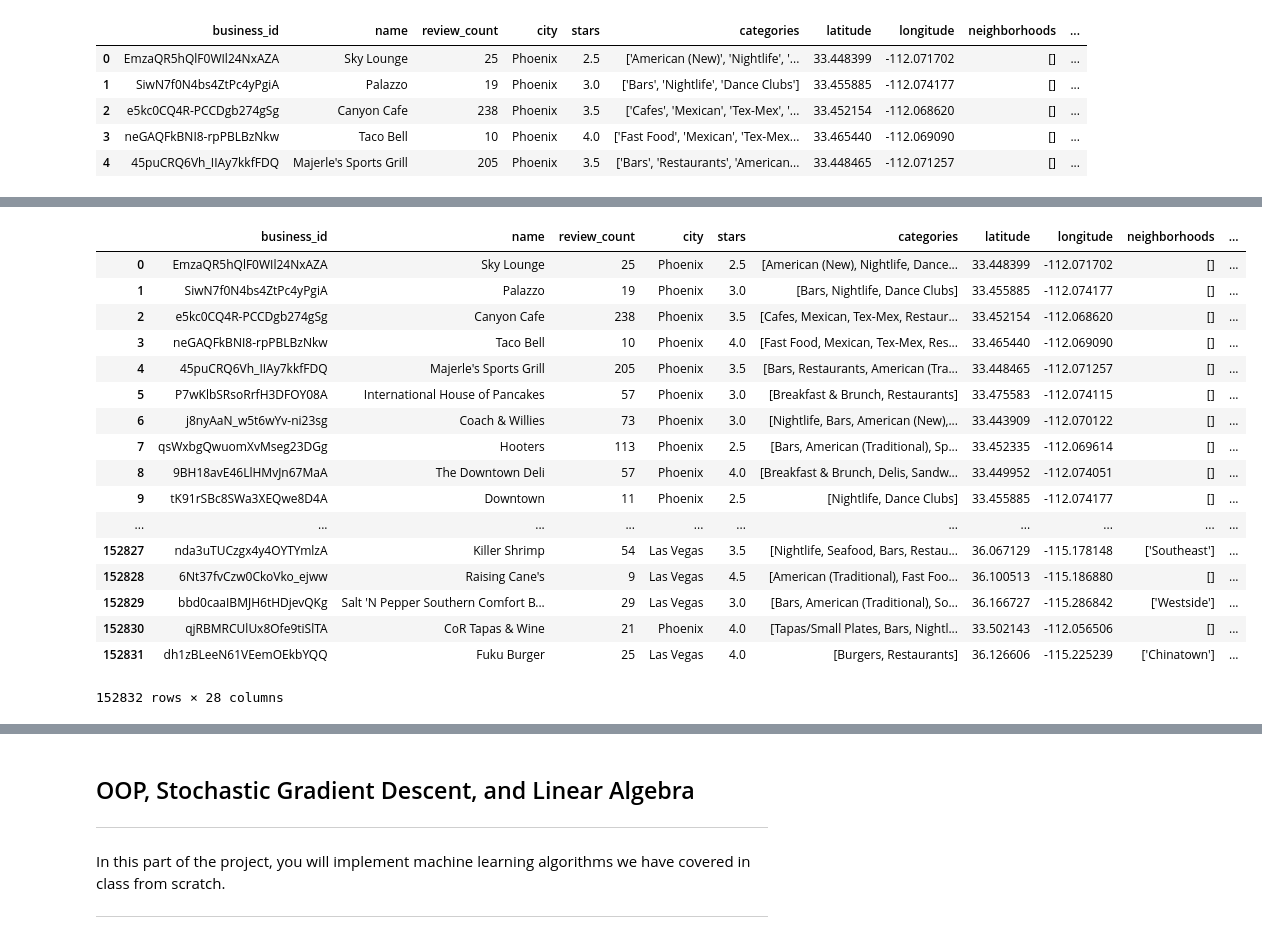
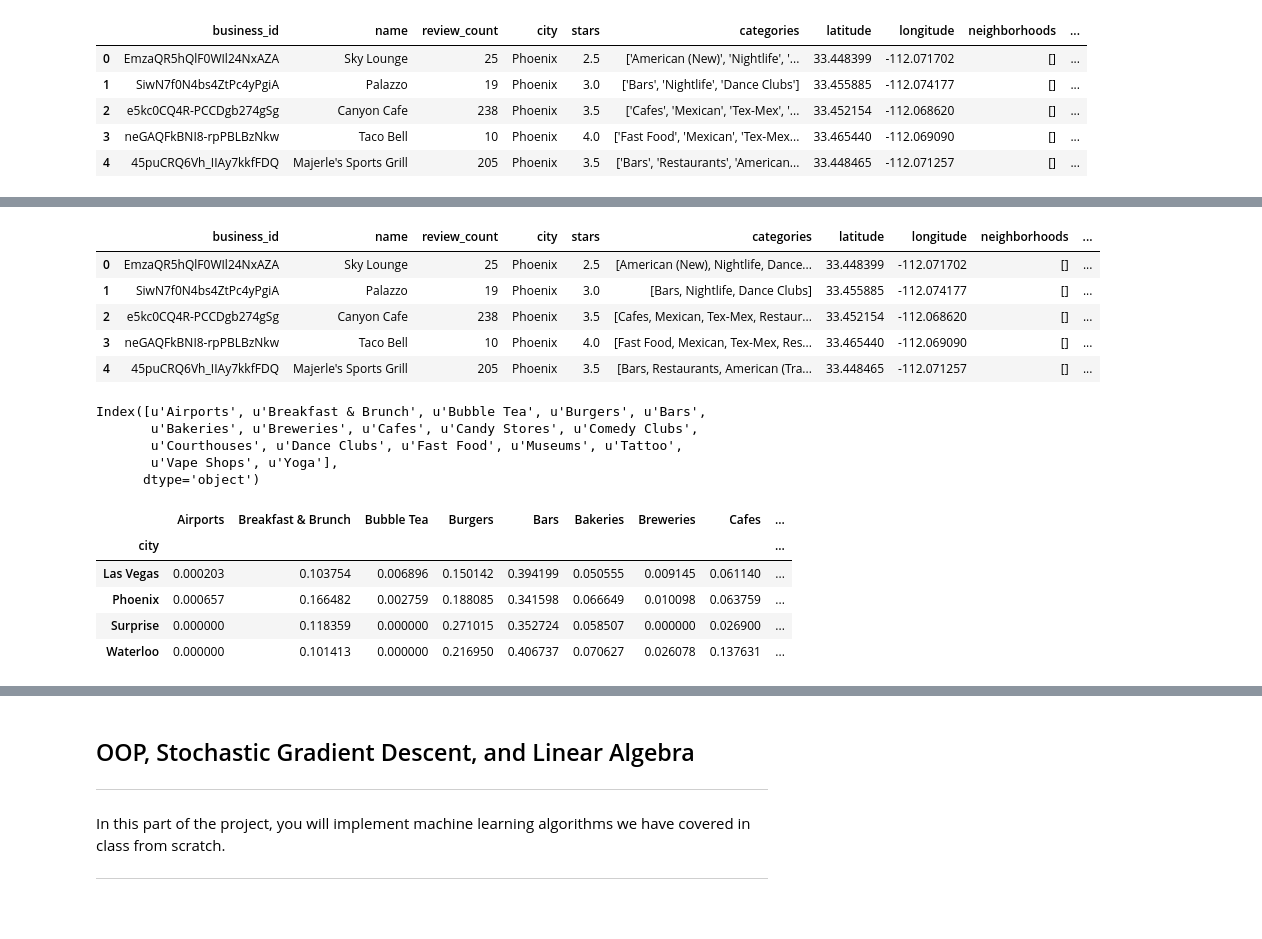
Before and after one commit to navraalte/DSI-Projects, a Jupyter notebook: projects/project-4/project-4.ipynb, the cells around one changed output, grey strips where cells are left out. Cells and saved outputs as stored; diff of their text form; code cells hidden in the pictures; blank space fills up the shorter version.

```diff
--- a/projects/project-4/project-4.ipynb
+++ b/projects/project-4/project-4.ipynb
@@ -188,23 +226,28 @@ given_cats = ['Airports', 'Breakfast & Brunch', 'Bubble Tea', 'Burgers', 'Bars',
 for cat in given_cats:
     business_copy[cat] = business_copy['categories'].apply(lambda x: cat in x)
 # %%
-business_copy
+business_copy.head()
 # %% [output]
 |  | business_id | name | review_count | city | stars | categories | latitude | longitude | neighborhoods | ... |
 | 0 | EmzaQR5hQlF0WIl24NxAZA | Sky Lounge | 25 | Phoenix | 2.5 | [American (New), Nightlife, Dance... | 33.448399 | -112.071702 | [] | ... |
 | 1 | SiwN7f0N4bs4ZtPc4yPgiA | Palazzo | 19 | Phoenix | 3.0 | [Bars, Nightlife, Dance Clubs] | 33.455885 | -112.074177 | [] | ... |
 | 2 | e5kc0CQ4R-PCCDgb274gSg | Canyon Cafe | 238 | Phoenix | 3.5 | [Cafes, Mexican, Tex-Mex, Restaur... | 33.452154 | -112.068620 | [] | ... |
 | 3 | neGAQFkBNI8-rpPBLBzNkw | Taco Bell | 10 | Phoenix | 4.0 | [Fast Food, Mexican, Tex-Mex, Res... | 33.465440 | -112.069090 | [] | ... |
 | 4 | 45puCRQ6Vh_IIAy7kkfFDQ | Majerle's Sports Grill | 205 | Phoenix | 3.5 | [Bars, Restaurants, American (Tra... | 33.448465 | -112.071257 | [] | ... |
-| 5 | P7wKlbSRsoRrfH3DFOY08A | International House of Pancakes | 57 | Phoenix | 3.0 | [Breakfast & Brunch, Restaurants] | 33.475583 | -112.074115 | [] | ... |
-| 6 | j8nyAaN_w5t6wYv-ni23sg | Coach & Willies | 73 | Phoenix | 3.0 | [Nightlife, Bars, American (New),... | 33.443909 | -112.070122 | [] | ... |
-| 7 | qsWxbgQwuomXvMseg23DGg | Hooters | 113 | Phoenix | 2.5 | [Bars, American (Traditional), Sp... | 33.452335 | -112.069614 | [] | ... |
-| 8 | 9BH18avE46LlHMvJn67MaA | The Downtown Deli | 57 | Phoenix | 4.0 | [Breakfast & Brunch, Delis, Sandw... | 33.449952 | -112.074051 | [] | ... |
-| 9 | tK91rSBc8SWa3XEQwe8D4A | Downtown | 11 | Phoenix | 2.5 | [Nightlife, Dance Clubs] | 33.455885 | -112.074177 | [] | ... |
-| ... | ... | ... | ... | ... | ... | ... | ... | ... | ... | ... |
-| 152827 | nda3uTUCzgx4y4OYTYmlzA | Killer Shrimp | 54 | Las Vegas | 3.5 | [Nightlife, Seafood, Bars, Restau... | 36.067129 | -115.178148 | ['Southeast'] | ... |
-| 152828 | 6Nt37fvCzw0CkoVko_ejww | Raising Cane's | 9 | Las Vegas | 4.5 | [American (Traditional), Fast Foo... | 36.100513 | -115.186880 | [] | ... |
-| 152829 | bbd0caaIBMJH6tHDjevQKg | Salt 'N Pepper Southern Comfort B... | 29 | Las Vegas | 3.0 | [Bars, American (Traditional), So... | 36.166727 | -115.286842 | ['Westside'] | ... |
-| 152830 | qjRBMRCUlUx8Ofe9tiSlTA | CoR Tapas & Wine | 21 | Phoenix | 4.0 | [Tapas/Small Plates, Bars, Nightl... | 33.502143 | -112.056506 | [] | ... |
-| 152831 | dh1zBLeeN61VEemOEkbYQQ | Fuku Burger | 25 | Las Vegas | 4.0 | [Burgers, Restaurants] | 36.126606 | -115.225239 | ['Chinatown'] | ... |
-152832 rows × 28 columns
+# %%
+business_copy.columns[-17:]
+# %% [output]
+Index([u'Airports', u'Breakfast & Brunch', u'Bubble Tea', u'Burgers', u'Bars',
+       u'Bakeries', u'Breweries', u'Cafes', u'Candy Stores', u'Comedy Clubs',
+       u'Courthouses', u'Dance Clubs', u'Fast Food', u'Museums', u'Tattoo',
+       u'Vape Shops', u'Yoga'],
+      dtype='object')
+# %%
+business_copy.groupby("city")[business_copy.columns[-17:]].mean()
+# %% [output]
+|  | Airports | Breakfast & Brunch | Bubble Tea | Burgers | Bars | Bakeries | Breweries | Cafes | ... |
+| city |  |  |  |  |  |  |  |  | ... |
+| Las Vegas | 0.000203 | 0.103754 | 0.006896 | 0.150142 | 0.394199 | 0.050555 | 0.009145 | 0.061140 | ... |
+| Phoenix | 0.000657 | 0.166482 | 0.002759 | 0.188085 | 0.341598 | 0.066649 | 0.010098 | 0.063759 | ... |
+| Surprise | 0.000000 | 0.118359 | 0.000000 | 0.271015 | 0.352724 | 0.058507 | 0.000000 | 0.026900 | ... |
+| Waterloo | 0.000000 | 0.101413 | 0.000000 | 0.216950 | 0.406737 | 0.070627 | 0.026078 | 0.137631 | ... |
```
Also changed, not shown: parts of 173 cells of this notebook.
